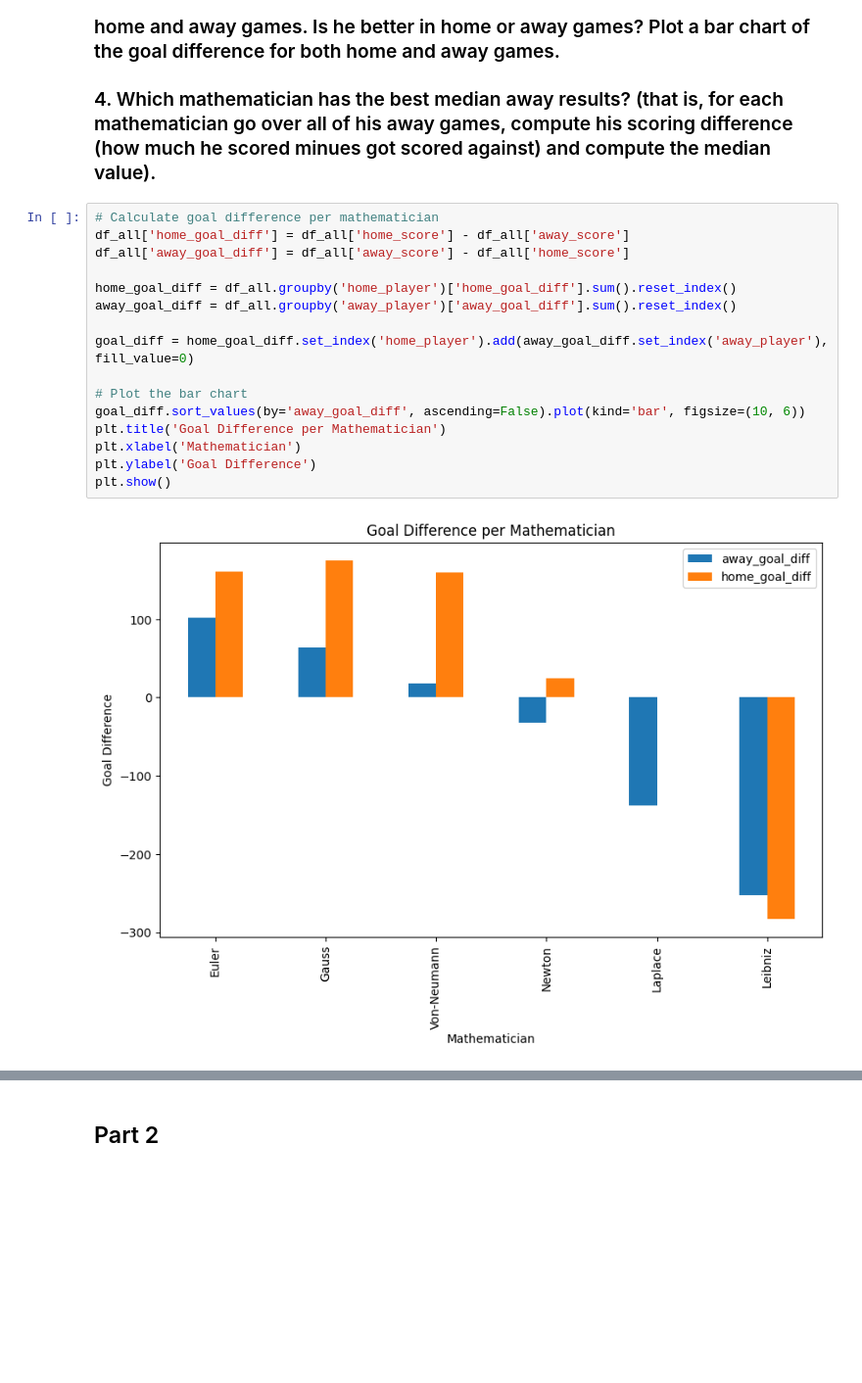
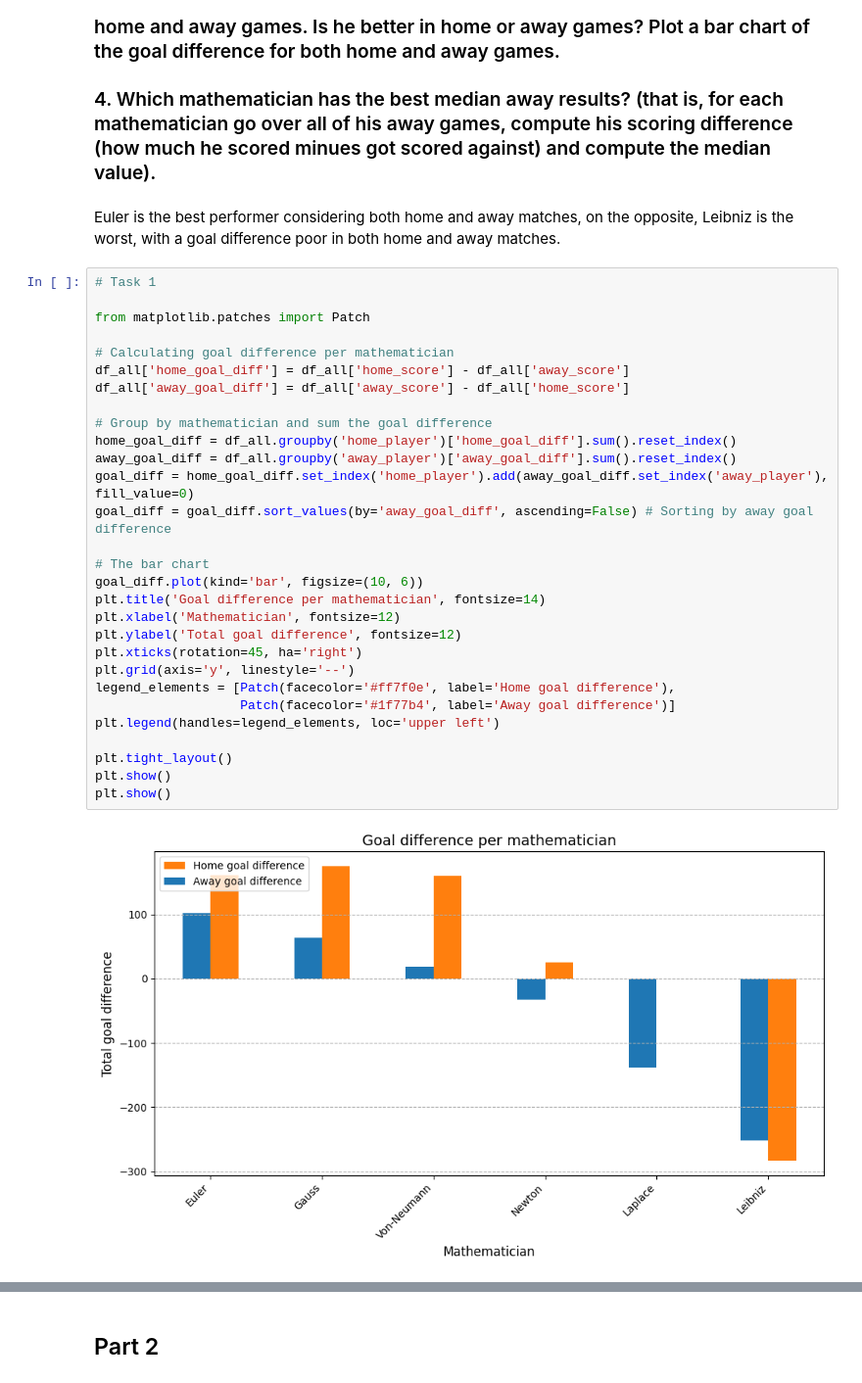
Before and after one commit to estivengrx/Freelancer-2, a Jupyter notebook: bayer_analysis_2/project_semester_B/Notebooks/mathball.ipynb, the cells around one changed output, grey strips where cells are left out. Shown at 98% size. Saved outputs shown, nothing was run; the diff lists cells and outputs as text; blank space fills up the shorter version.

```diff
--- a/bayer_analysis_2/project_semester_B/Notebooks/mathball.ipynb
+++ b/bayer_analysis_2/project_semester_B/Notebooks/mathball.ipynb
@@ -55,21 +51,36 @@ df_all.head()
 ### 2. Plot the same bar chart for each mathematician  as a function of time. Do you see a monote behvaoir which implies an improvement or the other way around for one of mathematician?
 ### 3. Choose your favorite mathematician, compare the goal difference between home and away games. Is he better in home or away games? Plot a bar chart of the goal difference for both home and away games.
 ### 4. Which mathematician has the best median away results? (that is, for each mathematician go over all of his away games, compute his scoring difference (how much he scored minues got scored against) and compute the median value).
+# %% [markdown]
+Euler is the best performer considering both home and away matches, on the opposite, Leibniz is the worst, with a goal difference poor in both home and away matches.
 # %%
-# Calculate goal difference per mathematician
+# Task 1
+
+from matplotlib.patches import Patch
+
+# Calculating goal difference per mathematician
 df_all['home_goal_diff'] = df_all['home_score'] - df_all['away_score']
 df_all['away_goal_diff'] = df_all['away_score'] - df_all['home_score']
 
+# Group by mathematician and sum the goal difference
 home_goal_diff = df_all.groupby('home_player')['home_goal_diff'].sum().reset_index()
 away_goal_diff = df_all.groupby('away_player')['away_goal_diff'].sum().reset_index()
+goal_diff = home_goal_diff.set_index('home_player').add(away_goal_diff.set_index('away_player'), fill_value=0)
+goal_diff = goal_diff.sort_values(by='away_goal_diff', ascending=False) # Sorting by away goal difference
 
-goal_diff = home_goal_diff.set_index('home_player').add(away_goal_diff.set_index('away_player'), fill_value=0)
+# The bar chart
+goal_diff.plot(kind='bar', figsize=(10, 6))
+plt.title('Goal difference per mathematician', fontsize=14)
+plt.xlabel('Mathematician', fontsize=12)
+plt.ylabel('Total goal difference', fontsize=12)
+plt.xticks(rotation=45, ha='right')
+plt.grid(axis='y', linestyle='--')
+legend_elements = [Patch(facecolor='#ff7f0e', label='Home goal difference'),
+                   Patch(facecolor='#1f77b4', label='Away goal difference')]
+plt.legend(handles=legend_elements, loc='upper left')
 
-# Plot the bar chart
-goal_diff.sort_values(by='away_goal_diff', ascending=False).plot(kind='bar', figsize=(10, 6))
-plt.title('Goal Difference per Mathematician')
-plt.xlabel('Mathematician')
-plt.ylabel('Goal Difference')
+plt.tight_layout()
 plt.show()
+plt.show()
 # %% [output]
-[figure, old version]
+[figure, new version]
```
Also changed, not shown: parts of 13 cells of this notebook, 5 other files.
